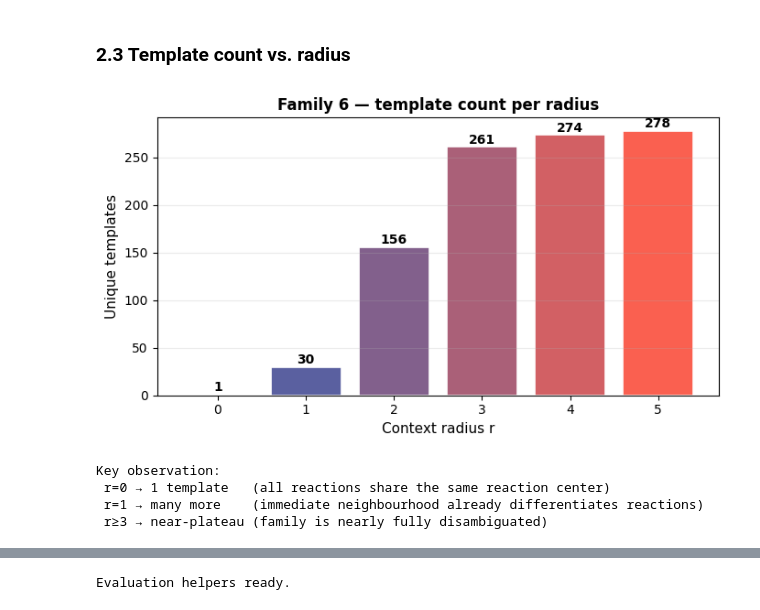
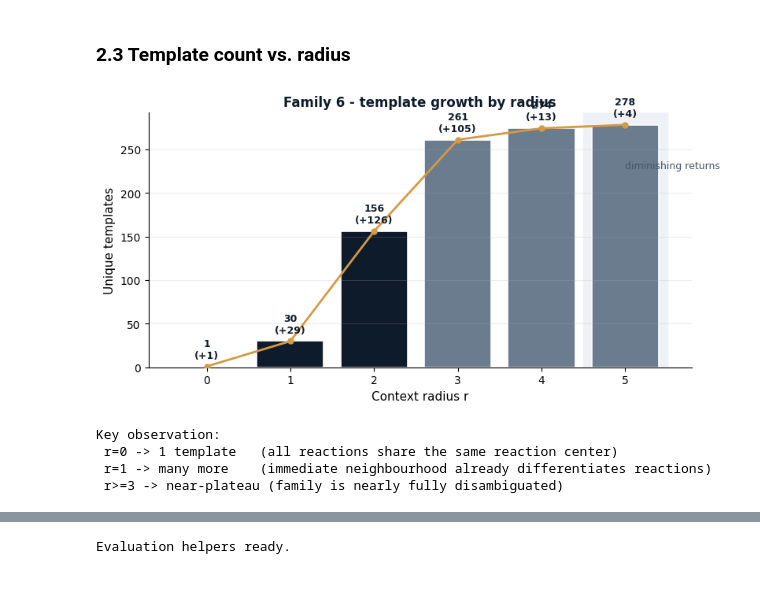
Before and after one commit to TieuLongPhan/SynEdu, a Jupyter notebook: synedu/S09/notebook.ipynb, the cells around one changed output, grey strips where cells are left out. Saved outputs shown, nothing was run; the diff lists cells and outputs as text; code cells hidden in the pictures.

```diff
--- a/synedu/S09/notebook.ipynb
+++ b/synedu/S09/notebook.ipynb
@@ -327,11 +307,17 @@ how the template library and prediction quality change as we vary *r* from 0 to
 # %%
 TOP_CLASS = int(_df_cls["class"].value_counts().idxmax())
 family_train = [v for v in cluster if v["class"] == TOP_CLASS]
+_family_wl = family_train[0]["wl"]
+family_test = [v for v in test if v["wl"] == _family_wl]
+
+if not family_test:
+    raise ValueError("No test reactions share the selected reaction-center family.")
 
 print(f"Working family: class {TOP_CLASS}")
 print(f"Training reactions in this family: {len(family_train)}")
+print(f"Test reactions in the same reaction-center family: {len(family_test)}")
 
-# Show the 5 most common rule families as a bar chart
+# Show the 8 most common rule families as a bar chart.
 import matplotlib.pyplot as plt
 
 _vc = _df_cls["class"].value_counts().head(8)
@@ -339,14 +325,15 @@ fig, ax = plt.subplots(figsize=(8, 3.5), facecolor="white")
 bars = ax.bar(
     _vc.index.astype(str),
     _vc.values,
-    color=["#1f77b4" if c == TOP_CLASS else "#aec7e8" for c in _vc.index],
+    color=["#0E1B2A" if c == TOP_CLASS else "#C9D6E2" for c in _vc.index],
 )
 ax.set_xlabel("Rule family class", fontsize=10)
 ax.set_ylabel("Training reactions", fontsize=10)
 ax.set_title(
-    "Top-8 rule families — working family highlighted in blue",
+    "Top-8 rule families — working family highlighted",
     fontsize=11,
     fontweight="bold",
+    color="#0E1B2A",
 )
 for bar, val in zip(bars, _vc.values):
     ax.text(
@@ -356,8 +343,10 @@ for bar, val in zip(bars, _vc.values):
         ha="center",
         va="bottom",
         fontsize=9,
+        color="#0E1B2A",
     )
-ax.grid(axis="y", alpha=0.3)
+ax.grid(axis="y", alpha=0.25)
+ax.spines[["top", "right"]].set_visible(False)
 plt.tight_layout()
 plt.show()
 # %% [output]
@@ -424,46 +430,58 @@ Radius levels returned: 6
 # %%
 import matplotlib.pyplot as plt
 import numpy as np
 
-_radii = list(range(len(_templates)))
-_counts = [len(tl) for tl in _templates]
-
-fig, ax = plt.subplots(figsize=(7, 4), facecolor="white")
-bars = ax.bar(
-    _radii,
-    _counts,
-    color=[f"#{int(50+r*40):02x}60{int(180-r*20):02x}" for r in _radii],
-    edgecolor="white",
-    linewidth=1.2,
-)
-for bar, cnt in zip(bars, _counts):
+_radii = np.array(range(len(_templates)))
+_counts = np.array([len(tl) for tl in _templates])
+_delta = np.diff(_counts, prepend=0)
+fig, ax = plt.subplots(figsize=(8.2, 4.2), facecolor="white")
+bar_colors = ["#0E1B2A" if r <= 2 else "#6B7C8F" for r in _radii]
+bars = ax.bar(_radii, _counts, color=bar_colors, edgecolor="white", linewidth=1.2)
+ax.plot(_radii, _counts, color="#D49A44", lw=2.0, marker="o", ms=5, zorder=3)
+for bar, cnt, d in zip(bars, _counts, _delta):
+    label = f"{cnt}\n(+{d})" if d > 0 else f"{cnt}"
     ax.text(
         bar.get_x() + bar.get_width() / 2,
-        cnt + 0.3,
-        str(cnt),
+        cnt + max(_counts.max() * 0.025, 0.8),
+        label,
         ha="center",
         va="bottom",
-        fontsize=10,
+        fontsize=9,
         fontweight="bold",
+        color="#0E1B2A",
+    )
+if len(_counts) > 2:
+    small_gain = np.where(_delta <= max(1, _counts.max() * 0.03))[0]
+    plateau_r = int(small_gain[1]) if len(small_gain) > 1 else int(_radii[-1])
+    ax.axvspan(plateau_r - 0.5, _radii[-1] + 0.5, color="#EEF2F6", zorder=0)
+    ax.text(
+        plateau_r,
+        _counts.max() * 0.82,
+        "diminishing returns",
+        fontsize=9,
+        color="#475569",
     )
 ax.set_xlabel("Context radius r", fontsize=11)
 ax.set_ylabel("Unique templates", fontsize=11)
 ax.set_title(
-    f"Family {TOP_CLASS} — template count per radius", fontsize=12, fontweight="bold"
+    f"Family {TOP_CLASS} - template growth by radius",
+    fontsize=12,
+    fontweight="bold",
+    color="#0E1B2A",
 )
 ax.set_xticks(_radii)
-ax.grid(axis="y", alpha=0.25)
+ax.grid(axis="y", alpha=0.22)
+ax.spines[["top", "right"]].set_visible(False)
 plt.tight_layout()
 plt.show()
-
 print("\nKey observation:")
-print(" r=0 → 1 template   (all reactions share the same reaction center)")
-print(" r=1 → many more    (immediate neighbourhood already differentiates reactions)")
-print(" r≥3 → near-plateau (family is nearly fully disambiguated)")
+print(" r=0 -> 1 template   (all reactions share the same reaction center)")
+print(" r=1 -> many more    (immediate neighbourhood already differentiates reactions)")
+print(" r>=3 -> near-plateau (family is nearly fully disambiguated)")
 # %% [output]
-[figure, old version]
+[figure, new version]
 Key observation:
- r=0 → 1 template   (all reactions share the same reaction center)
- r=1 → many more    (immediate neighbourhood already differentiates reactions)
- r≥3 → near-plateau (family is nearly fully disambiguated)
+ r=0 -> 1 template   (all reactions share the same reaction center)
+ r=1 -> many more    (immediate neighbourhood already differentiates reactions)
+ r>=3 -> near-plateau (family is nearly fully disambiguated)
 # %% [markdown]
```
Also changed, not shown: parts of 38 cells of this notebook, 25 other files.
